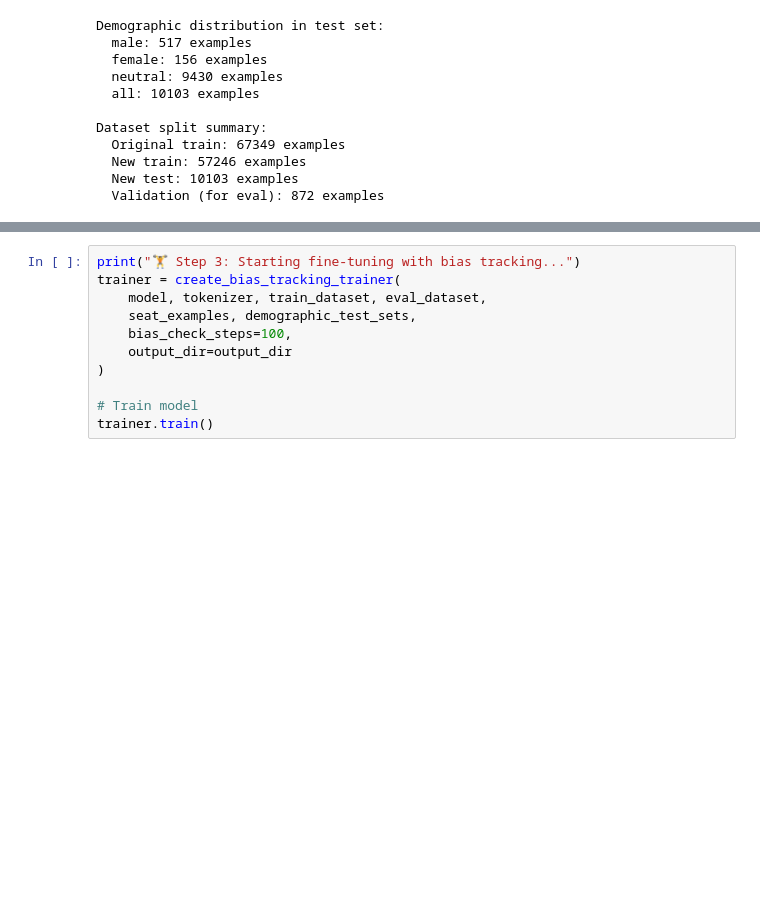
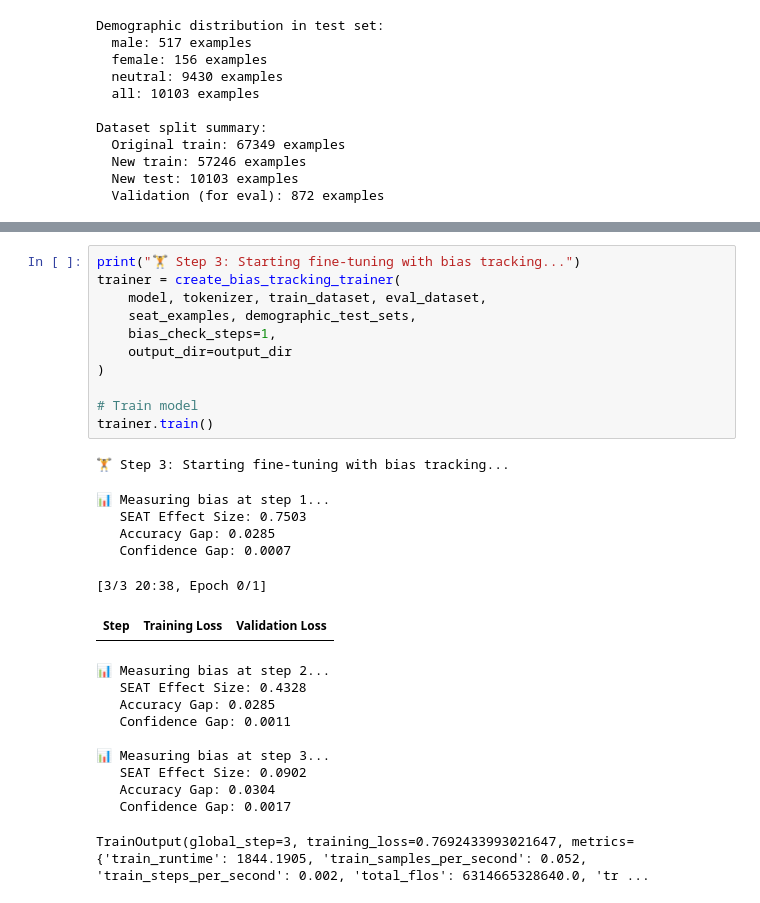
Before and after one commit to jainayushee/gender-bias-analysis, a Jupyter notebook: bias_propogation_analysis_through_fine_tuning_task.ipynb.ipynb, the cells around one changed output, grey strips where cells are left out. Cells and saved outputs as stored; diff of their text form; blank space fills up the shorter version.

```diff
--- a/bias_propogation_analysis_through_fine_tuning_task.ipynb.ipynb
+++ b/bias_propogation_analysis_through_fine_tuning_task.ipynb.ipynb
@@ -775,14 +546,32 @@ if initial_bias_state['performance_gaps']:
 # %%
 print("🏋️ Step 3: Starting fine-tuning with bias tracking...")
 trainer = create_bias_tracking_trainer(
     model, tokenizer, train_dataset, eval_dataset,
     seat_examples, demographic_test_sets,
-    bias_check_steps=100,
+    bias_check_steps=1,
     output_dir=output_dir
 )
 
 # Train model
 trainer.train()
+# %% [output]
+🏋️ Step 3: Starting fine-tuning with bias tracking...
+📊 Measuring bias at step 1...
+   SEAT Effect Size: 0.7503
+   Accuracy Gap: 0.0285
+   Confidence Gap: 0.0007
+[3/3 20:38, Epoch 0/1]
+| Step | Training Loss | Validation Loss |
+📊 Measuring bias at step 2...
+   SEAT Effect Size: 0.4328
+   Accuracy Gap: 0.0285
+   Confidence Gap: 0.0011
+
+📊 Measuring bias at step 3...
+   SEAT Effect Size: 0.0902
+   Accuracy Gap: 0.0304
+   Confidence Gap: 0.0017
+TrainOutput(global_step=3, training_loss=0.7692433993021647, metrics={'train_runtime': 1844.1905, 'train_samples_per_second': 0.052, 'train_steps_per_second': 0.002, 'total_flos': 6314665328640.0, 'tr ...
 # %%
 print("📊 Step 4: Measuring final bias state...")
 final_bias_state = measure_current_bias_state(
```
Also changed, not shown: parts of 12 cells of this notebook, 3 other files.
